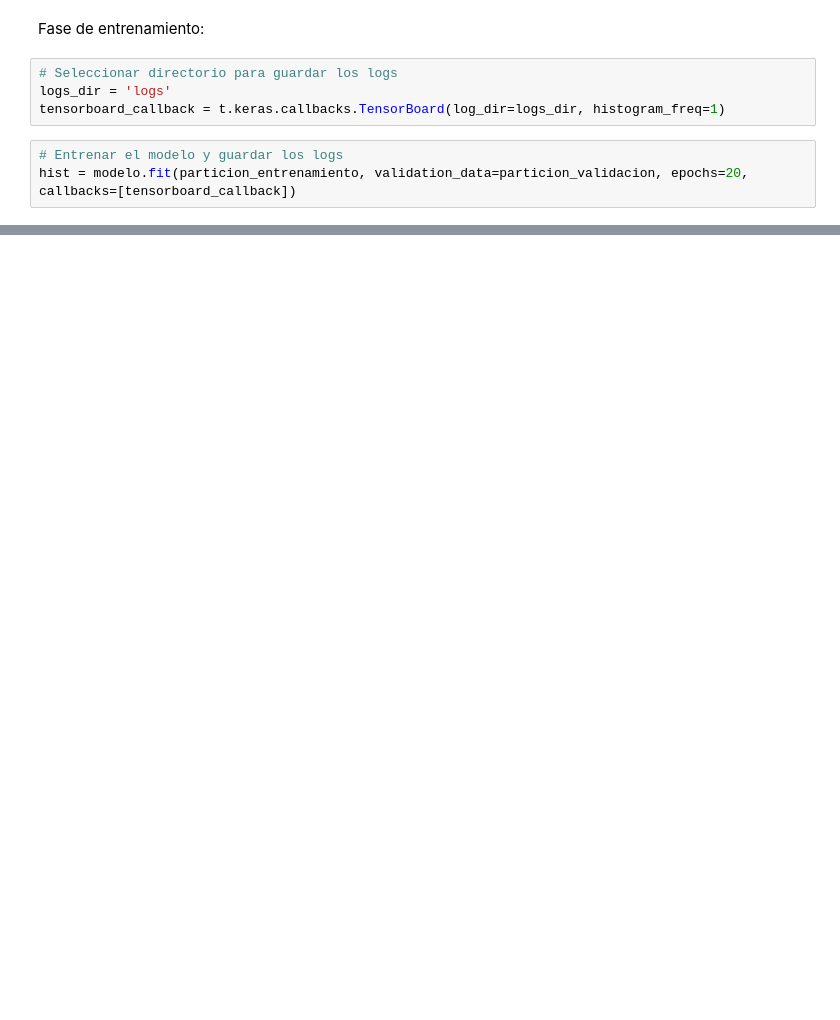
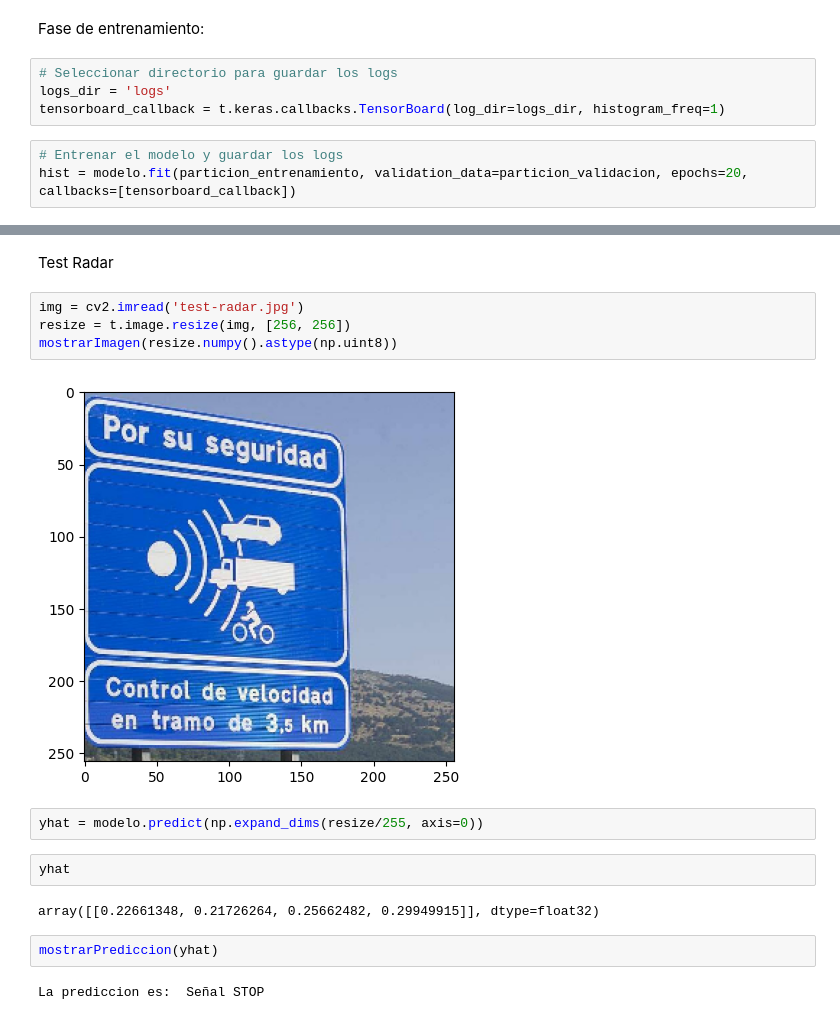
Before and after one commit to pxpe/TFG-Adversarial, a Jupyter notebook: signal-classification/signal-classification.ipynb, the cells around one changed output, grey strips where cells are left out. Drawn from its saved outputs; the diff is of its cells as text; blank space fills up the shorter version.

```diff
--- a/signal-classification/signal-classification.ipynb
+++ b/signal-classification/signal-classification.ipynb
@@ -135,0 +152,18 @@ hist = modelo.fit(particion_entrenamiento, validation_data=particion_validacion,
+# %% [markdown]
+Test Radar
+# %%
+img = cv2.imread('test-radar.jpg')
+resize = t.image.resize(img, [256, 256])
+mostrarImagen(resize.numpy().astype(np.uint8))
+# %% [output]
+[figure, added]
+# %%
+yhat = modelo.predict(np.expand_dims(resize/255, axis=0))
+# %%
+yhat
+# %% [output]
+array([[0.22661348, 0.21726264, 0.25662482, 0.29949915]], dtype=float32)
+# %%
+mostrarPrediccion(yhat)
+# %% [output]
+La prediccion es:  Señal STOP
```
Also changed, not shown: parts of 11 cells of this notebook, 7 other files.
